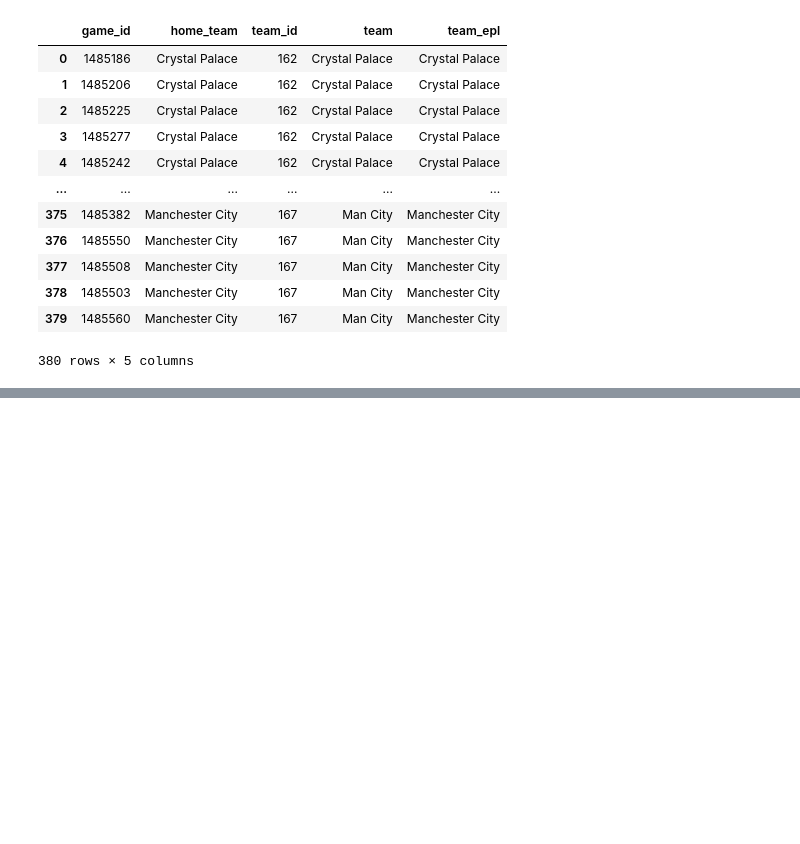
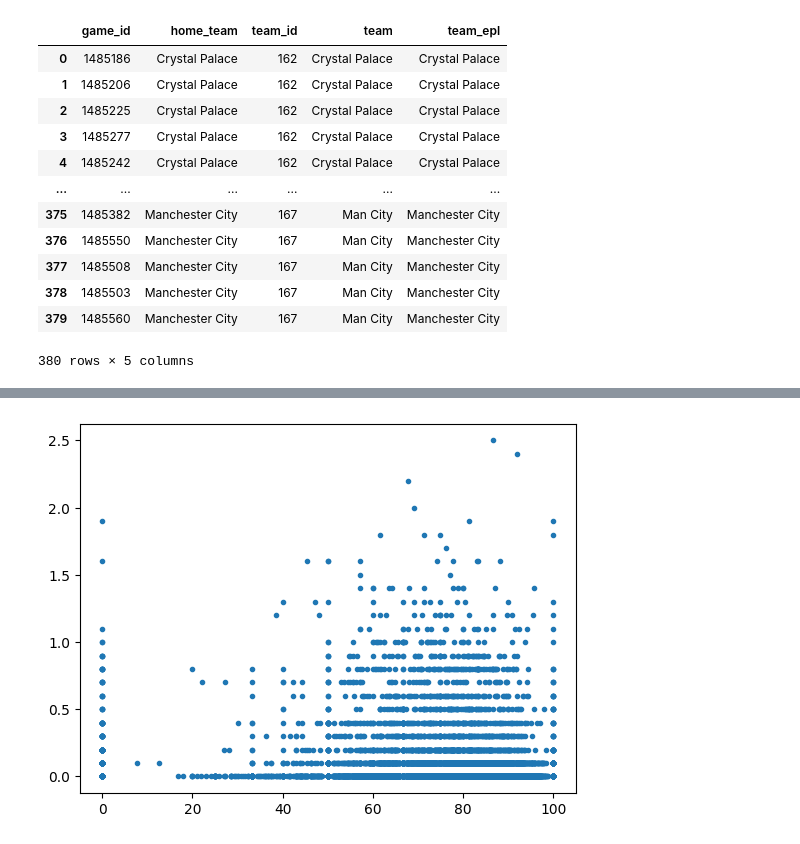
Before and after one commit to augustomaillo/cdaf-performance-influences, a Jupyter notebook: eda.ipynb, the cells around one changed output, grey strips where cells are left out. Cells and saved outputs as stored; diff of their text form; code cells hidden in the pictures; blank space fills up the shorter version.

```diff
--- a/eda.ipynb
+++ b/eda.ipynb
@@ -334,9 +336,11 @@ actions.sort_values(by=['game_id', 'original_event_id'], inplace=True)
 spadl = []
 import socceraction.spadl as spd
 from tqdm import tqdm
-for game_id, actions_subdf in tqdm(actions.groupby('game_id')):
-    match_home_id = home_team_id[home_team_id.game_id == game_id].team_id.values[0]
-    match_actions = spd.play_left_to_right(actions=actions, home_team_id=match_home_id)
+game_ids = actions.game_id.unique().tolist()
+for g in tqdm(game_ids):
+    match_events = actions.loc[actions.game_id == g]
+    match_home_id = home_team_id[home_team_id.game_id == g].team_id.values[0]
+    match_actions = spd.play_left_to_right(actions=match_events, home_team_id=match_home_id)
     match_actions = spd.add_names(match_actions)
     spadl.append(match_actions)
 spadl = pd.concat(spadl).reset_index(drop=True)
@@ -400,0 +351,9 @@ X_train.merge(actions.groupby('player').xT.sum().reset_index(), how='outer')
+# %%
+prog_actions = xthreat.get_successful_move_actions(spadl)
+prog_actions.loc[:, 'action_value'] = xTModel.rate(prog_actions)
+# %%
+xts = prog_actions[['game_id', 'player', 'action_value']].groupby(['game_id', 'player']).agg({'action_value': 'sum'}).reset_index()
+xts.player = remove_special_characters(xts.player)
+xts.to_pickle('bkp_xt_premier_league_2021.pkl')
+xts = xts.merge(joined_schedule[['game_id_x', 'game_id_y']], left_on='game_id', right_on='game_id_x')
+xts
@@ -400,0 +374,9 @@ X_train.merge(actions.groupby('player').xT.sum().reset_index(), how='outer')
+# %%
+dataset = pd.read_csv('input_data.csv',index_col=0)
+from unidecode import unidecode
+def remove_special_characters(series):
+    return series.apply(lambda x: unidecode(str(x)))
+
+dataset.player = remove_special_characters(dataset.player)
+dataset = dataset.merge(xts[['game_id_y', 'player', 'action_value']], left_on=['game_id', 'player'], right_on=['game_id_y', 'player'])
+dataset
@@ -410,0 +421,8 @@ x.merge(y, left_on='player_id', right_on='wyId')
+# %%
+from matplotlib import pyplot as plt
+
+# f = dataset.player.str.match('Harry Kane')
+plt.plot(dataset.last_completed_passes_perc, dataset.xg, '.')
+plt.show()
+# %% [output]
+[figure, added]
```
Also changed, not shown: parts of 16 cells of this notebook.
